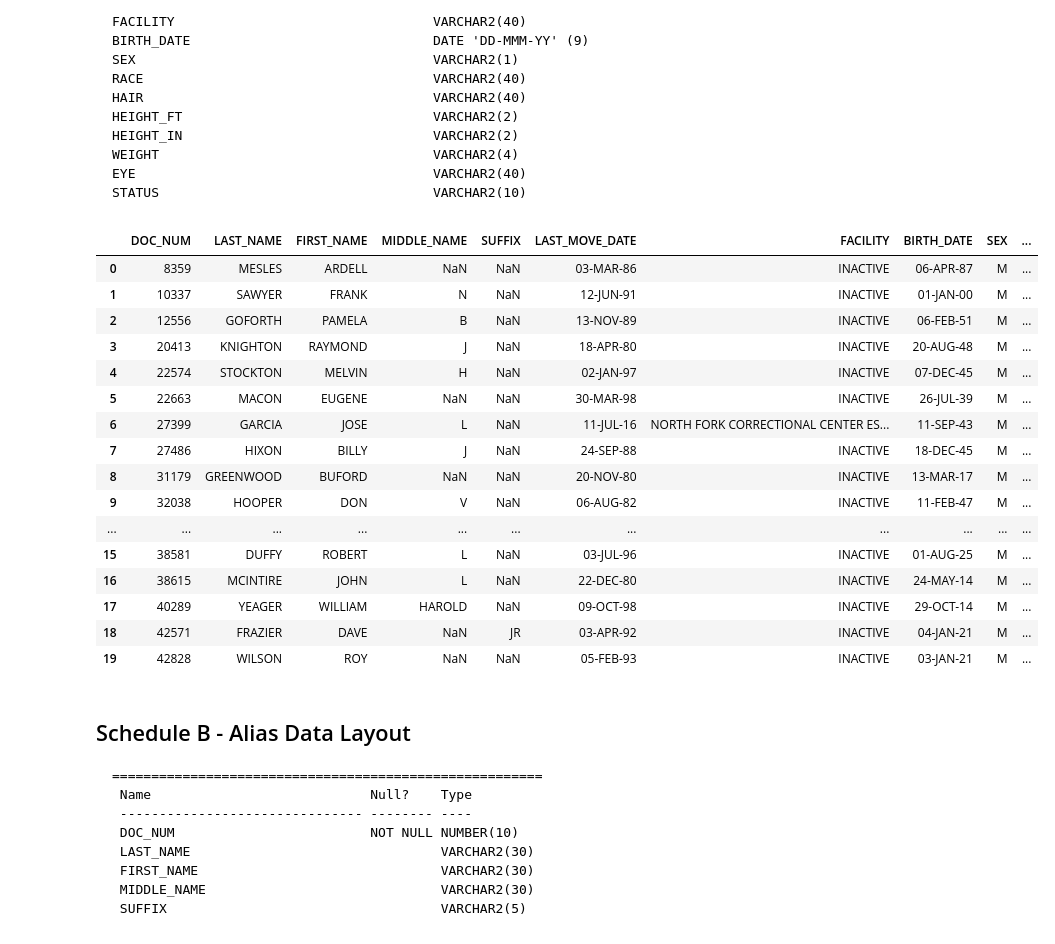
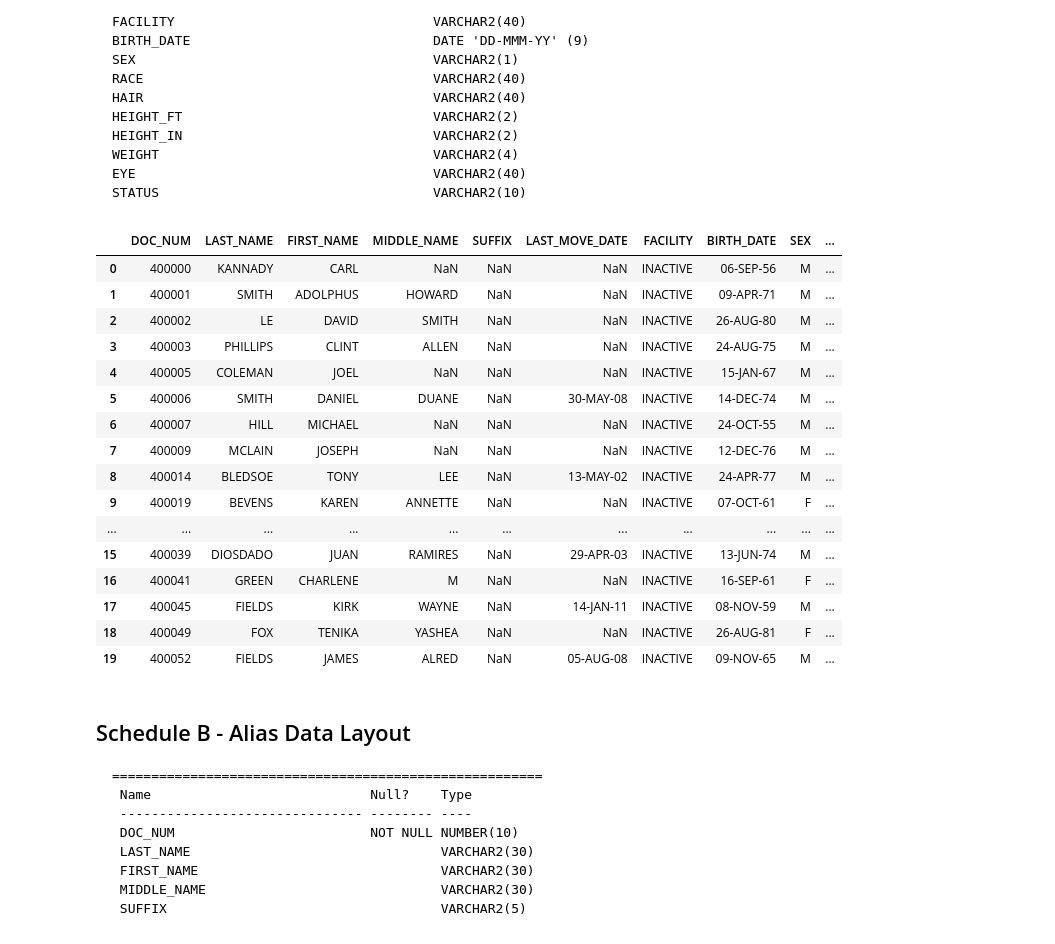
Before and after one commit to codefortulsa/odoc-parse, a Jupyter notebook: odoc_download.ipynb, the cells around one changed output. Drawn from its saved outputs; the diff is of its cells as text; code cells hidden in the pictures.

````diff
--- a/odoc_download.ipynb
+++ b/odoc_download.ipynb
@@ -34,7 +34,7 @@ import pandas as pd
 file = 'data/Vendor_Profile_Sample_Text.dat'
 
 # uncomment this line to use the full dataset
-file = 'data/Vendor_Profile_Extract_Text.dat'
+# file = 'data/Vendor_Profile_Extract_Text.dat'
 
 names = [
     "DOC_NUM"
@@ -52,50 +52,51 @@ names = [
     ,"HEIGHT_IN"
     ,"WEIGHT"
     ,"EYE"
     ,"STATUS"
 ]
 widths = [
     11,
     30,
     30,
     30,
     5,
     9,
     40,
     9,
     1,
     40,
     40,
     2,
     2,
     4,
-    40,10
+    40,
+    10
 ]
 
 profile_df = pd.read_fwf(file,
     header=None,
     widths=widths,
     names=names)
 
 profile_df.head(20)
 # %% [output]
 |  | DOC_NUM | LAST_NAME | FIRST_NAME | MIDDLE_NAME | SUFFIX | LAST_MOVE_DATE | FACILITY | BIRTH_DATE | SEX | ... |
-| 0 | 8359 | MESLES | ARDELL | NaN | NaN | 03-MAR-86 | INACTIVE | 06-APR-87 | M | ... |
-| 1 | 10337 | SAWYER | FRANK | N | NaN | 12-JUN-91 | INACTIVE | 01-JAN-00 | M | ... |
-| 2 | 12556 | GOFORTH | PAMELA | B | NaN | 13-NOV-89 | INACTIVE | 06-FEB-51 | M | ... |
-| 3 | 20413 | KNIGHTON | RAYMOND | J | NaN | 18-APR-80 | INACTIVE | 20-AUG-48 | M | ... |
-| 4 | 22574 | STOCKTON | MELVIN | H | NaN | 02-JAN-97 | INACTIVE | 07-DEC-45 | M | ... |
-| 5 | 22663 | MACON | EUGENE | NaN | NaN | 30-MAR-98 | INACTIVE | 26-JUL-39 | M | ... |
-| 6 | 27399 | GARCIA | JOSE | L | NaN | 11-JUL-16 | NORTH FORK CORRECTIONAL CENTER ES... | 11-SEP-43 | M | ... |
-| 7 | 27486 | HIXON | BILLY | J | NaN | 24-SEP-88 | INACTIVE | 18-DEC-45 | M | ... |
-| 8 | 31179 | GREENWOOD | BUFORD | NaN | NaN | 20-NOV-80 | INACTIVE | 13-MAR-17 | M | ... |
-| 9 | 32038 | HOOPER | DON | V | NaN | 06-AUG-82 | INACTIVE | 11-FEB-47 | M | ... |
+| 0 | 400000 | KANNADY | CARL | NaN | NaN | NaN | INACTIVE | 06-SEP-56 | M | ... |
+| 1 | 400001 | SMITH | ADOLPHUS | HOWARD | NaN | NaN | INACTIVE | 09-APR-71 | M | ... |
+| 2 | 400002 | LE | DAVID | SMITH | NaN | NaN | INACTIVE | 26-AUG-80 | M | ... |
+| 3 | 400003 | PHILLIPS | CLINT | ALLEN | NaN | NaN | INACTIVE | 24-AUG-75 | M | ... |
+| 4 | 400005 | COLEMAN | JOEL | NaN | NaN | NaN | INACTIVE | 15-JAN-67 | M | ... |
+| 5 | 400006 | SMITH | DANIEL | DUANE | NaN | 30-MAY-08 | INACTIVE | 14-DEC-74 | M | ... |
+| 6 | 400007 | HILL | MICHAEL | NaN | NaN | NaN | INACTIVE | 24-OCT-55 | M | ... |
+| 7 | 400009 | MCLAIN | JOSEPH | NaN | NaN | NaN | INACTIVE | 12-DEC-76 | M | ... |
+| 8 | 400014 | BLEDSOE | TONY | LEE | NaN | 13-MAY-02 | INACTIVE | 24-APR-77 | M | ... |
+| 9 | 400019 | BEVENS | KAREN | ANNETTE | NaN | NaN | INACTIVE | 07-OCT-61 | F | ... |
 | ... | ... | ... | ... | ... | ... | ... | ... | ... | ... | ... |
-| 15 | 38581 | DUFFY | ROBERT | L | NaN | 03-JUL-96 | INACTIVE | 01-AUG-25 | M | ... |
-| 16 | 38615 | MCINTIRE | JOHN | L | NaN | 22-DEC-80 | INACTIVE | 24-MAY-14 | M | ... |
-| 17 | 40289 | YEAGER | WILLIAM | HAROLD | NaN | 09-OCT-98 | INACTIVE | 29-OCT-14 | M | ... |
-| 18 | 42571 | FRAZIER | DAVE | NaN | JR | 03-APR-92 | INACTIVE | 04-JAN-21 | M | ... |
-| 19 | 42828 | WILSON | ROY | NaN | NaN | 05-FEB-93 | INACTIVE | 03-JAN-21 | M | ... |
+| 15 | 400039 | DIOSDADO | JUAN | RAMIRES | NaN | 29-APR-03 | INACTIVE | 13-JUN-74 | M | ... |
+| 16 | 400041 | GREEN | CHARLENE | M | NaN | NaN | INACTIVE | 16-SEP-61 | F | ... |
+| 17 | 400045 | FIELDS | KIRK | WAYNE | NaN | 14-JAN-11 | INACTIVE | 08-NOV-59 | M | ... |
+| 18 | 400049 | FOX | TENIKA | YASHEA | NaN | NaN | INACTIVE | 26-AUG-81 | F | ... |
+| 19 | 400052 | FIELDS | JAMES | ALRED | NaN | 05-AUG-08 | INACTIVE | 09-NOV-65 | M | ... |
 # %% [markdown]
 ## Schedule B - Alias Data Layout
 ```
````
Also changed, not shown: parts of 7 cells of this notebook, 1 other file.
